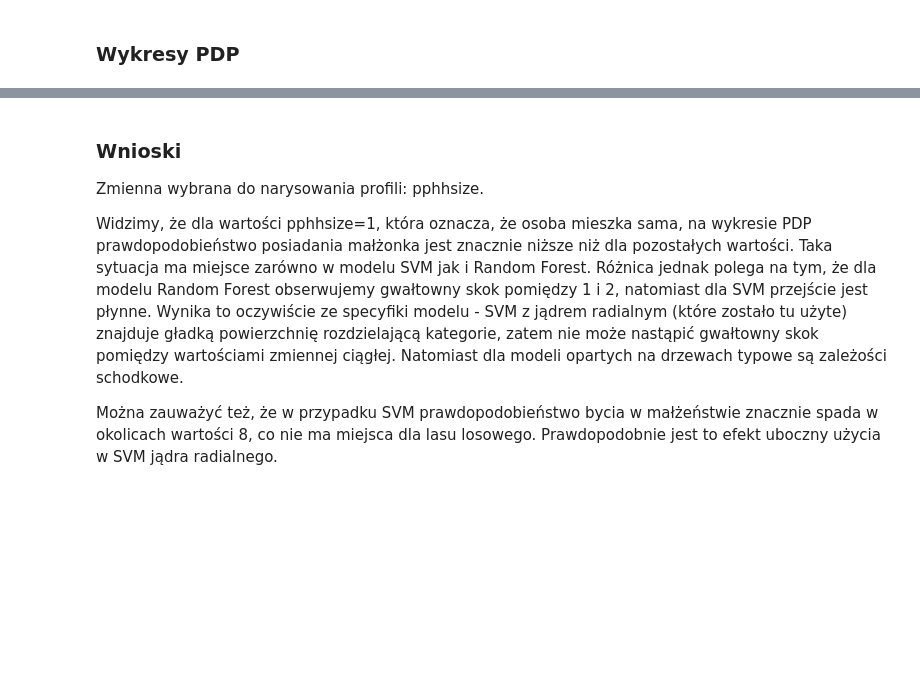
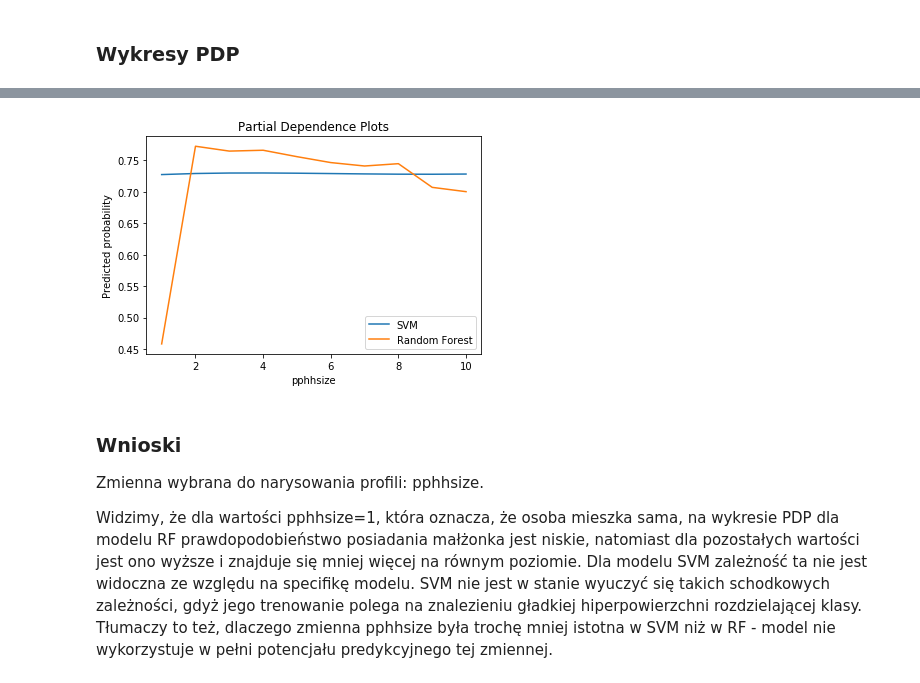
Before and after one commit to pbiecek/InterpretableMachineLearning2018S, a Jupyter notebook: PraceDomowe/PD5/Bednarz_Ilona_pd5.ipynb, the cells around one changed output, grey strips where cells are left out. Saved outputs shown, nothing was run; the diff lists cells and outputs as text; code cells hidden in the pictures; blank space fills up the shorter version.

```diff
--- a/PraceDomowe/PD5/Bednarz_Ilona_pd5.ipynb
+++ b/PraceDomowe/PD5/Bednarz_Ilona_pd5.ipynb
@@ -171,8 +154,19 @@ pdp_plot(values, cps_mean, 'pphhsize', 'Random Forest')
-# %% [markdown]
-### Wnioski
-
-Zmienna wybrana do narysowania profili: pphhsize.
-
-Widzimy, że dla wartości pphhsize=1, która oznacza, że osoba mieszka sama, na wykresie PDP prawdopodobieństwo posiadania małżonka jest znacznie niższe niż dla pozostałych wartości. Taka sytuacja ma miejsce zarówno w modelu SVM jak i Random Forest. Różnica jednak polega na tym, że dla modelu Random Forest obserwujemy gwałtowny skok pomiędzy 1 i 2, natomiast dla SVM przejście jest płynne. Wynika to oczywiście ze specyfiki modelu - SVM z jądrem radialnym (które zostało tu użyte) znajduje gładką powierzchnię rozdzielającą kategorie, zatem nie może nastąpić gwałtowny skok pomiędzy wartościami zmiennej ciągłej. Natomiast dla modeli opartych na drzewach typowe są zależości schodkowe.
-
-Można zauważyć też, że w przypadku SVM prawdopodobieństwo bycia w małżeństwie znacznie spada w okolicach wartości 8, co nie ma miejsca dla lasu losowego. Prawdopodobnie jest to efekt uboczny użycia w SVM jądra radialnego.
+# %%
+values_svm, cps_mean_svm = pdp_plot_data('pphhsize', X, svm_mod)
+values_rf, cps_mean_rf = pdp_plot_data('pphhsize', X, rf)
+# %%
+plt.plot(values_svm, cps_mean_svm, label='SVM')
+plt.plot(values_rf, cps_mean_rf, label='Random Forest')
+plt.xlabel('pphhsize')
+plt.ylabel('Predicted probability')
+plt.title('Partial Dependence Plots')
+plt.legend(loc='lower right')
+plt.show()
+# %% [output]
+[figure, added]
+# %% [markdown]
+### Wnioski
+
+Zmienna wybrana do narysowania profili: pphhsize.
+
+Widzimy, że dla wartości pphhsize=1, która oznacza, że osoba mieszka sama, na wykresie PDP dla modelu RF prawdopodobieństwo posiadania małżonka jest niskie, natomiast dla pozostałych wartości jest ono wyższe i znajduje się mniej więcej na równym poziomie. Dla modelu SVM zależność ta nie jest widoczna ze względu na specifikę modelu. SVM nie jest w stanie wyuczyć się takich schodkowych zależności, gdyż jego trenowanie polega na znalezieniu gładkiej hiperpowierzchni rozdzielającej klasy. Tłumaczy to też, dlaczego zmienna pphhsize była trochę mniej istotna w SVM niż w RF - model nie wykorzystuje w pełni potencjału predykcyjnego tej zmiennej.
```
Also changed, not shown: parts of 4 cells of this notebook.
